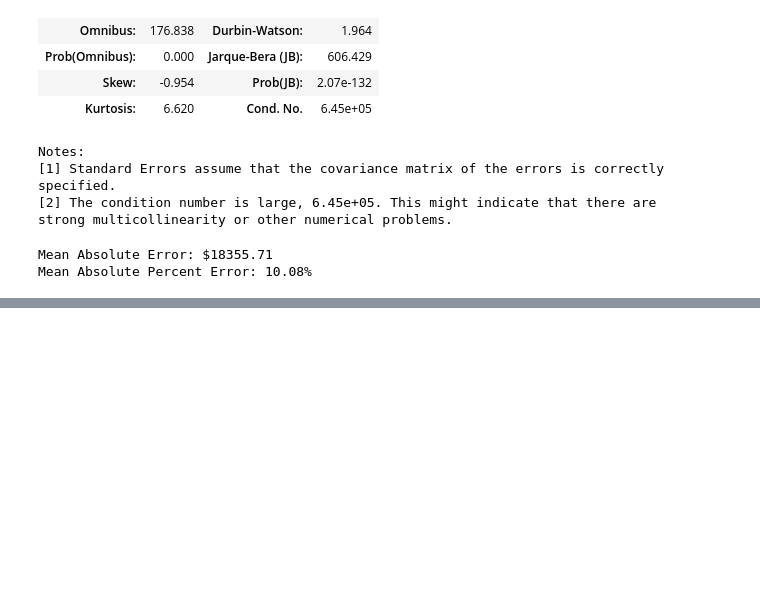
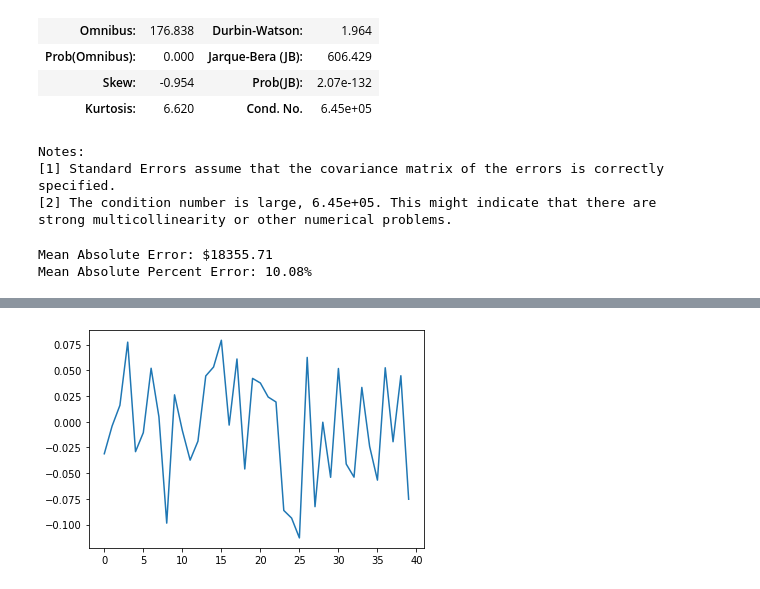
Before and after one commit to mgalaviz1/my_work, a Jupyter notebook: week6_linear_regression/Assignment_Predicting_house_prices.ipynb, the cells around one changed output, grey strips where cells are left out. Cells and saved outputs as stored; diff of their text form; code cells hidden in the pictures; blank space fills up the shorter version.

```diff
--- a/week6_linear_regression/Assignment_Predicting_house_prices.ipynb
+++ b/week6_linear_regression/Assignment_Predicting_house_prices.ipynb
@@ -668,0 +691,9 @@ Mean Absolute Percent Error: 10.08%
+# %%
+from statsmodels.tsa.stattools import acf
+
+acf_data = acf(errors)
+
+plt.plot(acf_data[1:])
+plt.show()
+# %% [output]
+[figure, added]
```
Also changed, not shown: parts of 6 cells of this notebook, 2 other files.
